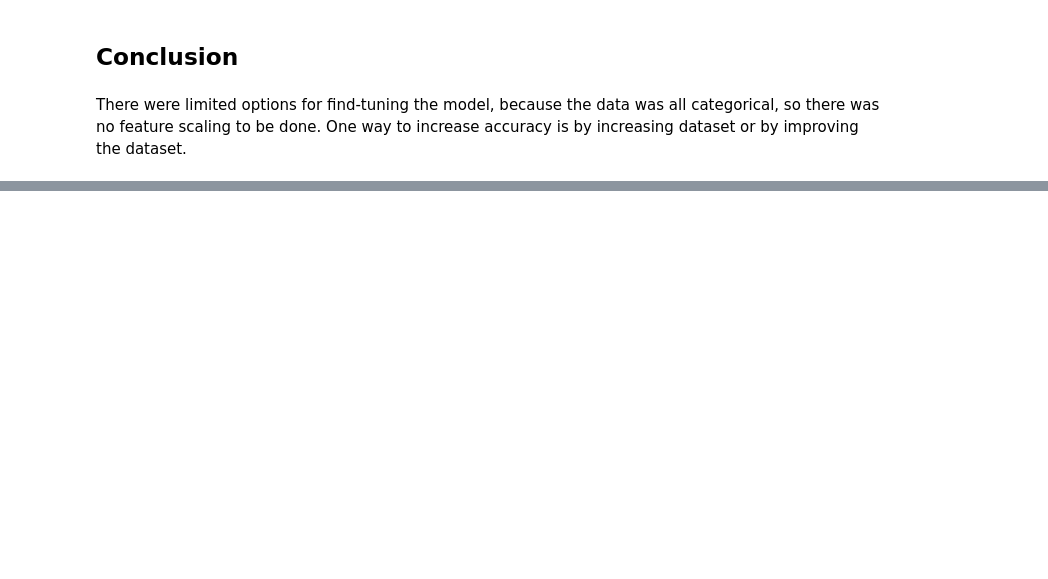
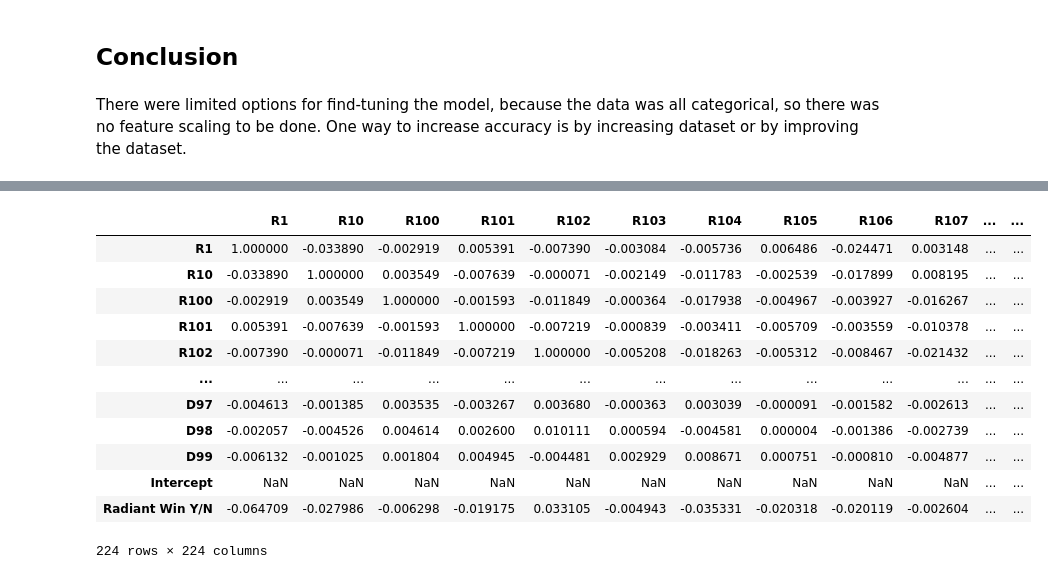
Before and after one commit to choldener/Dota_Winrate_Analysis, a Jupyter notebook: Models/Logistical Regression.ipynb, the cells around one changed output, grey strips where cells are left out. Saved outputs shown, nothing was run; the diff lists cells and outputs as text; code cells hidden in the pictures; blank space fills up the shorter version.

```diff
--- a/Models/Logistical Regression.ipynb
+++ b/Models/Logistical Regression.ipynb
@@ -110,0 +129,25 @@ There were limited options for find-tuning the model, because the data was all c
+# %%
+dotaFrame['Radiant']='R'+dotaFrame['Radiant 1'].map(str)+','+'R'+dotaFrame['Radiant 2'].map(str)+','+'R'+dotaFrame['Radiant 3'].map(str)+','+'R'+dotaFrame['Radiant 4'].map(str)+','+'R'+dotaFrame['Radiant 5'].map(str)
+dotaFrame['Dire']='D'+dotaFrame['Dire 1'].map(str)+','+'D'+dotaFrame['Dire 2'].map(str)+','+'D'+dotaFrame['Dire 3'].map(str)+','+'D'+dotaFrame['Dire 4'].map(str)+','+'D'+dotaFrame['Dire 5'].map(str)
+# %%
+dotaFrameLogitRadiant = dotaFrame['Radiant'].str.get_dummies(sep=',')
+dotaFrameLogitDire = dotaFrame['Dire'].str.get_dummies(sep=',')
+dotaFrameLogit = dotaFrameLogitRadiant.join(dotaFrameLogitDire)
+dotaFrameLogit['Intercept']=1
+dotaFrameLogit['Radiant Win Y/N'] = dotaFrame['Radiant Win Y/N']
+# %%
+dotaFrameLogit.corr()
+# %% [output]
+|  | R1 | R10 | R100 | R101 | R102 | R103 | R104 | R105 | R106 | R107 | ... | ... |
+| R1 | 1.000000 | -0.033890 | -0.002919 | 0.005391 | -0.007390 | -0.003084 | -0.005736 | 0.006486 | -0.024471 | 0.003148 | ... | ... |
+| R10 | -0.033890 | 1.000000 | 0.003549 | -0.007639 | -0.000071 | -0.002149 | -0.011783 | -0.002539 | -0.017899 | 0.008195 | ... | ... |
+| R100 | -0.002919 | 0.003549 | 1.000000 | -0.001593 | -0.011849 | -0.000364 | -0.017938 | -0.004967 | -0.003927 | -0.016267 | ... | ... |
+| R101 | 0.005391 | -0.007639 | -0.001593 | 1.000000 | -0.007219 | -0.000839 | -0.003411 | -0.005709 | -0.003559 | -0.010378 | ... | ... |
+| R102 | -0.007390 | -0.000071 | -0.011849 | -0.007219 | 1.000000 | -0.005208 | -0.018263 | -0.005312 | -0.008467 | -0.021432 | ... | ... |
+| ... | ... | ... | ... | ... | ... | ... | ... | ... | ... | ... | ... | ... |
+| D97 | -0.004613 | -0.001385 | 0.003535 | -0.003267 | 0.003680 | -0.000363 | 0.003039 | -0.000091 | -0.001582 | -0.002613 | ... | ... |
+| D98 | -0.002057 | -0.004526 | 0.004614 | 0.002600 | 0.010111 | 0.000594 | -0.004581 | 0.000004 | -0.001386 | -0.002739 | ... | ... |
+| D99 | -0.006132 | -0.001025 | 0.001804 | 0.004945 | -0.004481 | 0.002929 | 0.008671 | 0.000751 | -0.000810 | -0.004877 | ... | ... |
+| Intercept | NaN | NaN | NaN | NaN | NaN | NaN | NaN | NaN | NaN | NaN | ... | ... |
+| Radiant Win Y/N | -0.064709 | -0.027986 | -0.006298 | -0.019175 | 0.033105 | -0.004943 | -0.035331 | -0.020318 | -0.020119 | -0.002604 | ... | ... |
+224 rows × 224 columns
```
Also changed, not shown: parts of 4 cells of this notebook, 1 other file.
